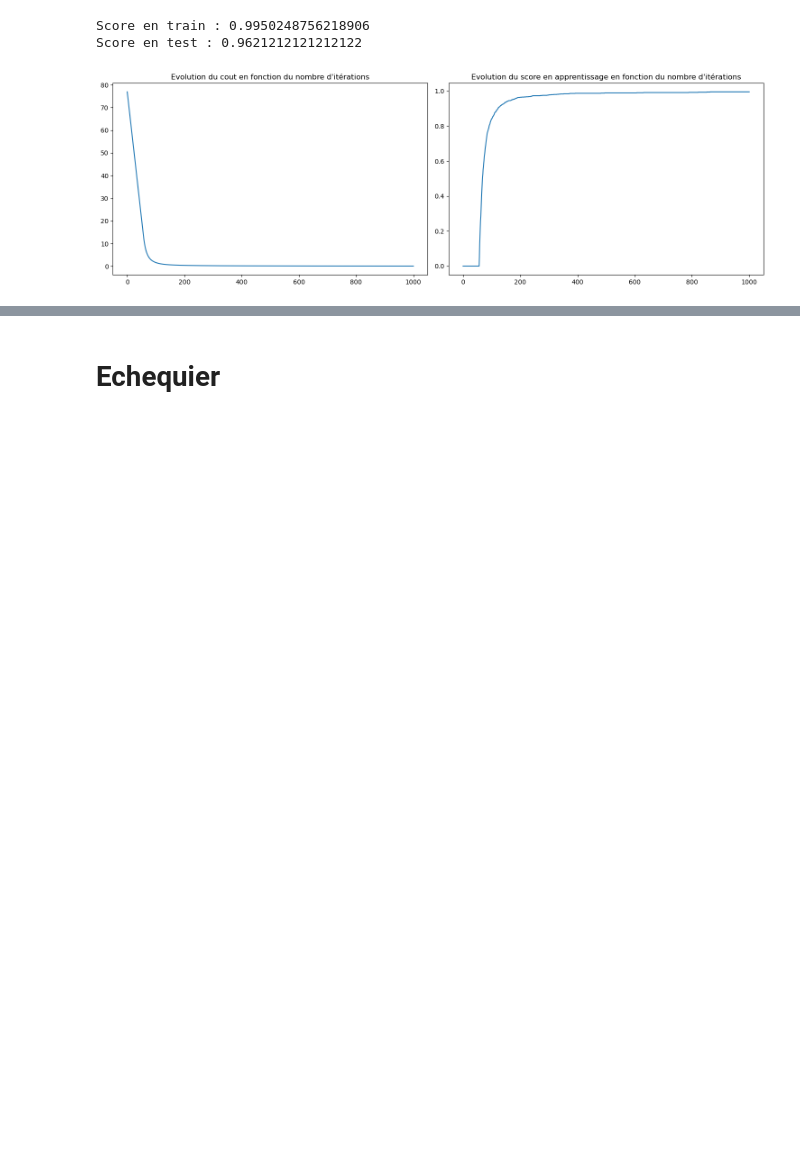
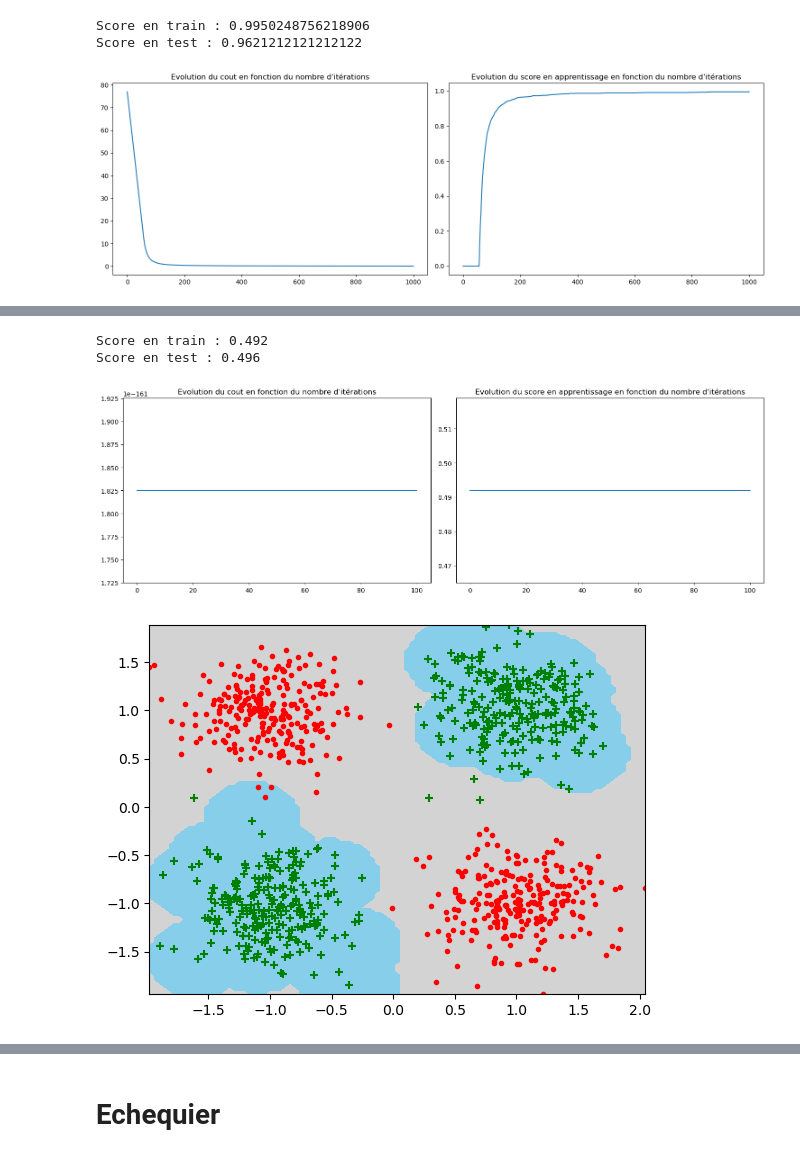
Before and after one commit to dataymeric/DAC, a Jupyter notebook: ML/TME4/src/tme4.ipynb, the cells around one changed output, grey strips where cells are left out. Saved outputs shown, nothing was run; the diff lists cells and outputs as text; code cells hidden in the pictures; blank space fills up the shorter version.

```diff
--- a/ML/TME4/src/tme4.ipynb
+++ b/ML/TME4/src/tme4.ipynb
@@ -175,0 +195,15 @@ Score en test : 0.988
+# %%
+model = Lineaire(projection=proj_gauss, base=B, sigma=0.01)
+w, weights, losses, scores = model.fit(X_train, y_train)
+print("Score en train :", model.score(X_train, y_train))
+print("Score en test :", model.score(X_test, y_test))
+
+plot_evolution(losses, scores)
+
+plot_frontiere_perceptron(X, model, step=100)
+plot_data(X, y)
+# %% [output]
+Score en train : 0.492
+Score en test : 0.496
+[figure, added]
+[figure, added]
```
Also changed, not shown: parts of 22 cells of this notebook, 1 other file.
